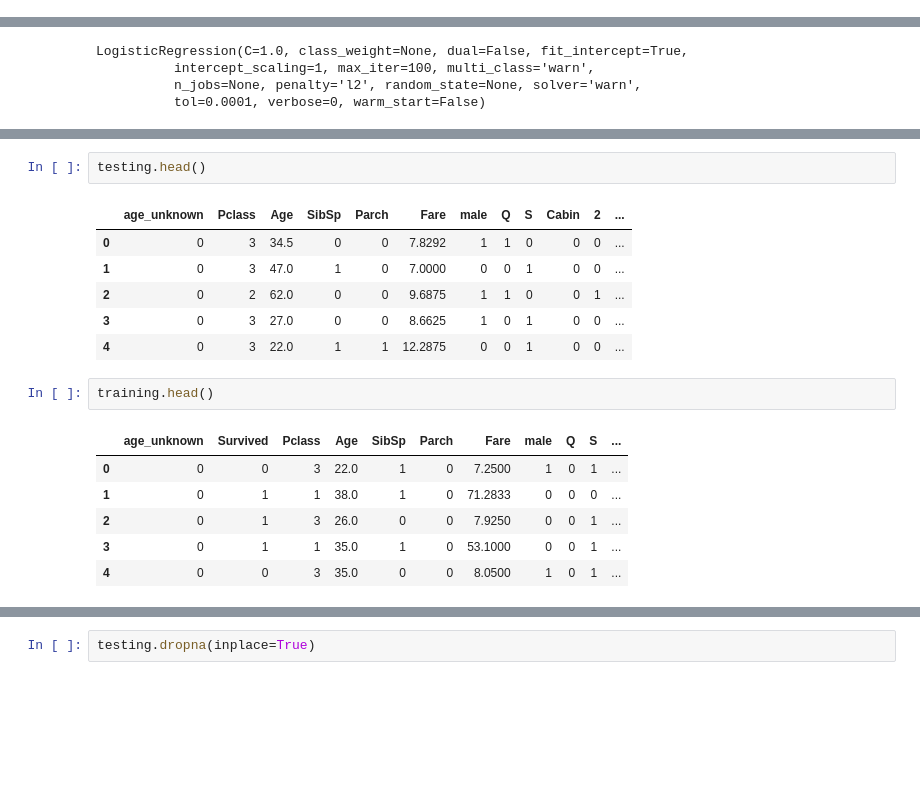
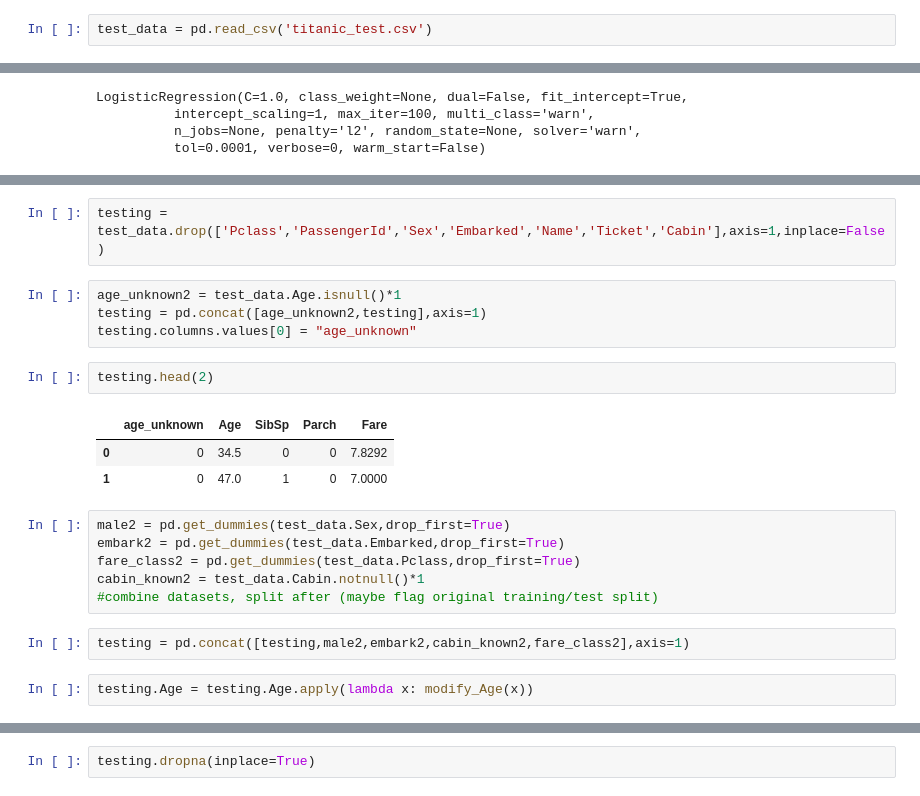
Before and after one commit to agease/TFdrills, a Jupyter notebook: Logistic.ipynb, the cells around one changed output, grey strips where cells are left out. Cells and saved outputs as stored; diff of their text form; blank space fills up the shorter version.

```diff
--- a/Logistic.ipynb
+++ b/Logistic.ipynb
@@ -9,0 +13,2 @@ import numpy as np
+# %%
+test_data = pd.read_csv('titanic_test.csv')
@@ -285,18 +178,22 @@ LogisticRegression(C=1.0, class_weight=None, dual=False, fit_intercept=True,
+# %%
+testing = test_data.drop(['Pclass','PassengerId','Sex','Embarked','Name','Ticket','Cabin'],axis=1,inplace=False)
+# %%
+age_unknown2 = test_data.Age.isnull()*1
+testing = pd.concat([age_unknown2,testing],axis=1)
+testing.columns.values[0] = "age_unknown"
 # %%
-testing.head()
+testing.head(2)
 # %% [output]
-|  | age_unknown | Pclass | Age | SibSp | Parch | Fare | male | Q | S | Cabin | 2 | ... |
-| 0 | 0 | 3 | 34.5 | 0 | 0 | 7.8292 | 1 | 1 | 0 | 0 | 0 | ... |
-| 1 | 0 | 3 | 47.0 | 1 | 0 | 7.0000 | 0 | 0 | 1 | 0 | 0 | ... |
-| 2 | 0 | 2 | 62.0 | 0 | 0 | 9.6875 | 1 | 1 | 0 | 0 | 1 | ... |
-| 3 | 0 | 3 | 27.0 | 0 | 0 | 8.6625 | 1 | 0 | 1 | 0 | 0 | ... |
-| 4 | 0 | 3 | 22.0 | 1 | 1 | 12.2875 | 0 | 0 | 1 | 0 | 0 | ... |
+|  | age_unknown | Age | SibSp | Parch | Fare |
+| 0 | 0 | 34.5 | 0 | 0 | 7.8292 |
+| 1 | 0 | 47.0 | 1 | 0 | 7.0000 |
-# %%
-training.head()
-# %% [output]
-|  | age_unknown | Survived | Pclass | Age | SibSp | Parch | Fare | male | Q | S | ... |
-| 0 | 0 | 0 | 3 | 22.0 | 1 | 0 | 7.2500 | 1 | 0 | 1 | ... |
-| 1 | 0 | 1 | 1 | 38.0 | 1 | 0 | 71.2833 | 0 | 0 | 0 | ... |
-| 2 | 0 | 1 | 3 | 26.0 | 0 | 0 | 7.9250 | 0 | 0 | 1 | ... |
-| 3 | 0 | 1 | 1 | 35.0 | 1 | 0 | 53.1000 | 0 | 0 | 1 | ... |
-| 4 | 0 | 0 | 3 | 35.0 | 0 | 0 | 8.0500 | 1 | 0 | 1 | ... |
+# %%
+male2 = pd.get_dummies(test_data.Sex,drop_first=True)
+embark2 = pd.get_dummies(test_data.Embarked,drop_first=True)
+fare_class2 = pd.get_dummies(test_data.Pclass,drop_first=True)
+cabin_known2 = test_data.Cabin.notnull()*1
+#combine datasets, split after (maybe flag original training/test split)
+# %%
+testing = pd.concat([testing,male2,embark2,cabin_known2,fare_class2],axis=1)
+# %%
+testing.Age = testing.Age.apply(lambda x: modify_Age(x))
```
Also changed, not shown: parts of 90 cells of this notebook.
